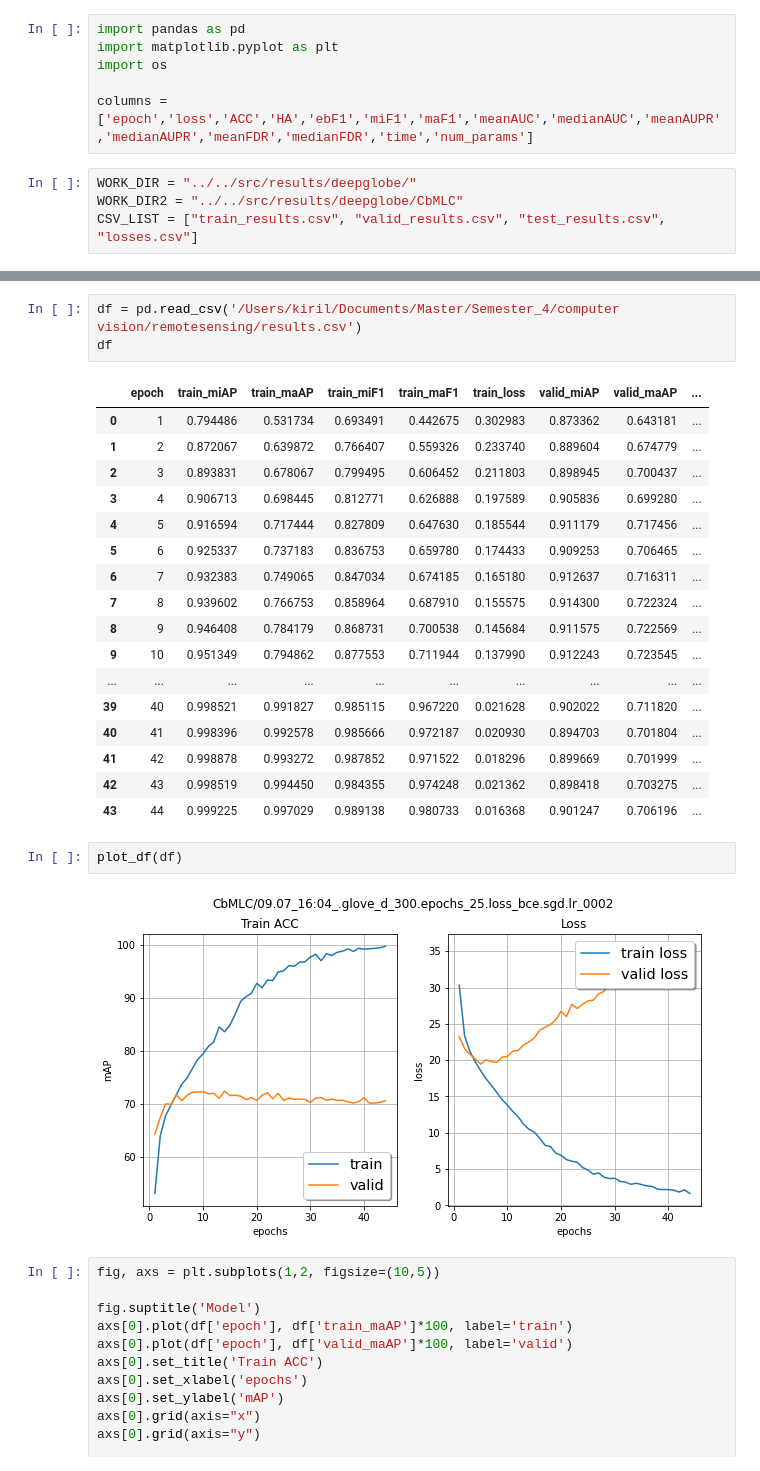
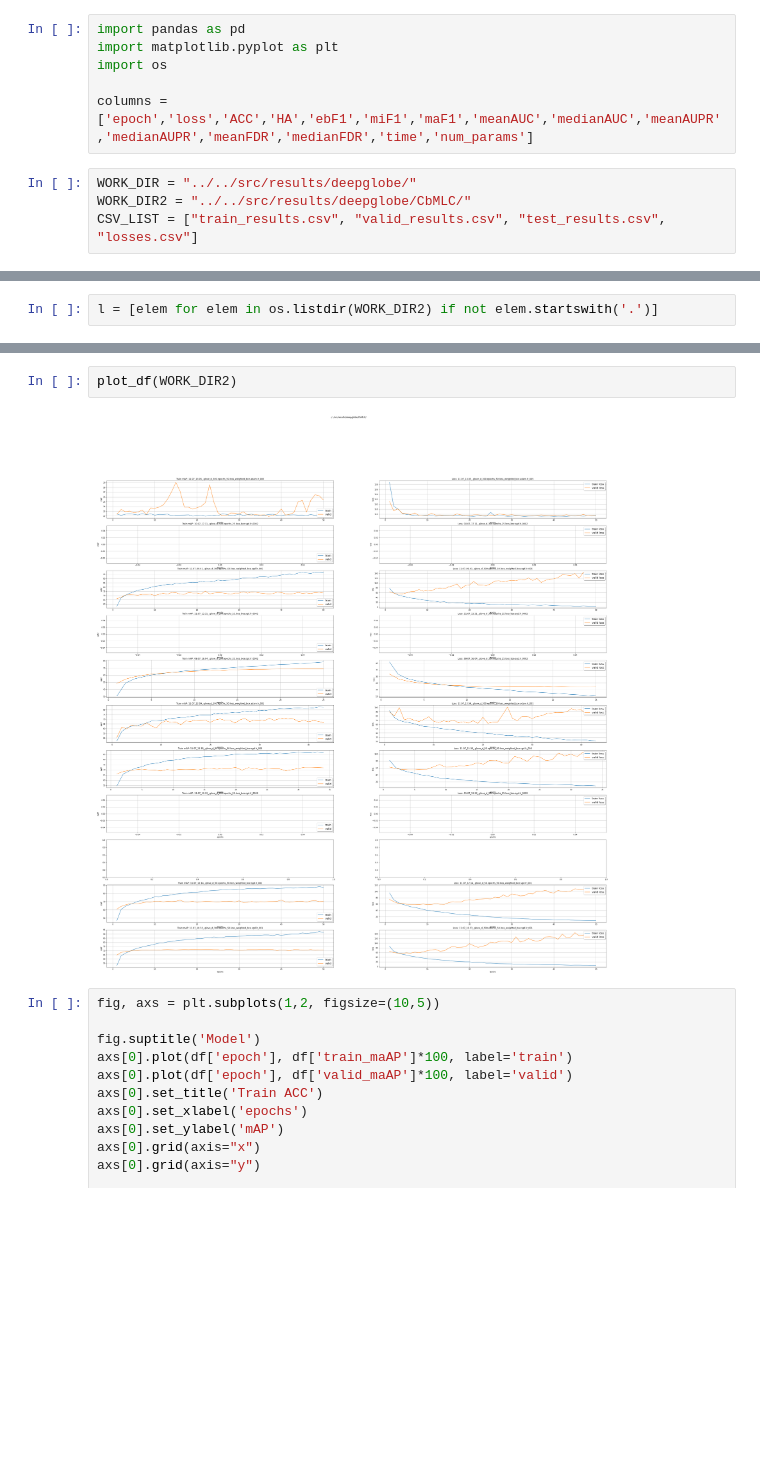
Before and after one commit to JonasKlotz/noiserobust_MLC, a Jupyter notebook: utils/plots/plot_training.ipynb, the cells around one changed output, grey strips where cells are left out. Drawn from its saved outputs; the diff is of its cells as text; blank space fills up the shorter version.

Commit message:
updated plot function for plotting every model in one directory

```diff
--- a/utils/plots/plot_training.ipynb
+++ b/utils/plots/plot_training.ipynb
@@ -6,7 +6,7 @@ import os
 columns = ['epoch','loss','ACC','HA','ebF1','miF1','maF1','meanAUC','medianAUC','meanAUPR','medianAUPR','meanFDR','medianFDR','time','num_params']
 # %%
 WORK_DIR = "../../src/results/deepglobe/"
-WORK_DIR2 = "../../src/results/deepglobe/CbMLC"
+WORK_DIR2 = "../../src/results/deepglobe/CbMLC/"
 CSV_LIST = ["train_results.csv", "valid_results.csv", "test_results.csv", "losses.csv"]
 # %%
 # list available
@@ -27 +27,3 @@ interactive(children=(Dropdown(description='x', options=('enc_resnet.dec_graph.3
 <function __main__.f(x)>
+# %%
+l = [elem for elem in os.listdir(WORK_DIR2) if not elem.startswith('.')]
@@ -51,29 +78,8 @@ def plot_df(df):
     plt.show()
-# %%
-df = pd.read_csv('/Users/kiril/Documents/Master/Semester_4/computer vision/remotesensing/results.csv')
-df
-# %% [output]
-|  | epoch | train_miAP | train_maAP | train_miF1 | train_maF1 | train_loss | valid_miAP | valid_maAP | ... |
-| 0 | 1 | 0.794486 | 0.531734 | 0.693491 | 0.442675 | 0.302983 | 0.873362 | 0.643181 | ... |
-| 1 | 2 | 0.872067 | 0.639872 | 0.766407 | 0.559326 | 0.233740 | 0.889604 | 0.674779 | ... |
-| 2 | 3 | 0.893831 | 0.678067 | 0.799495 | 0.606452 | 0.211803 | 0.898945 | 0.700437 | ... |
-| 3 | 4 | 0.906713 | 0.698445 | 0.812771 | 0.626888 | 0.197589 | 0.905836 | 0.699280 | ... |
-| 4 | 5 | 0.916594 | 0.717444 | 0.827809 | 0.647630 | 0.185544 | 0.911179 | 0.717456 | ... |
-| 5 | 6 | 0.925337 | 0.737183 | 0.836753 | 0.659780 | 0.174433 | 0.909253 | 0.706465 | ... |
-| 6 | 7 | 0.932383 | 0.749065 | 0.847034 | 0.674185 | 0.165180 | 0.912637 | 0.716311 | ... |
-| 7 | 8 | 0.939602 | 0.766753 | 0.858964 | 0.687910 | 0.155575 | 0.914300 | 0.722324 | ... |
-| 8 | 9 | 0.946408 | 0.784179 | 0.868731 | 0.700538 | 0.145684 | 0.911575 | 0.722569 | ... |
-| 9 | 10 | 0.951349 | 0.794862 | 0.877553 | 0.711944 | 0.137990 | 0.912243 | 0.723545 | ... |
-| ... | ... | ... | ... | ... | ... | ... | ... | ... | ... |
-| 39 | 40 | 0.998521 | 0.991827 | 0.985115 | 0.967220 | 0.021628 | 0.902022 | 0.711820 | ... |
-| 40 | 41 | 0.998396 | 0.992578 | 0.985666 | 0.972187 | 0.020930 | 0.894703 | 0.701804 | ... |
-| 41 | 42 | 0.998878 | 0.993272 | 0.987852 | 0.971522 | 0.018296 | 0.899669 | 0.701999 | ... |
-| 42 | 43 | 0.998519 | 0.994450 | 0.984355 | 0.974248 | 0.021362 | 0.898418 | 0.703275 | ... |
-| 43 | 44 | 0.999225 | 0.997029 | 0.989138 | 0.980733 | 0.016368 | 0.901247 | 0.706196 | ... |
 # %%
-plot_df(df)
+plot_df(WORK_DIR2)
 # %% [output]
-[figure, old version]
+[figure, new version]
 # %%
 fig, axs = plt.subplots(1,2, figsize=(10,5))
 
```
Also changed, not shown: parts of 6 cells of this notebook.
